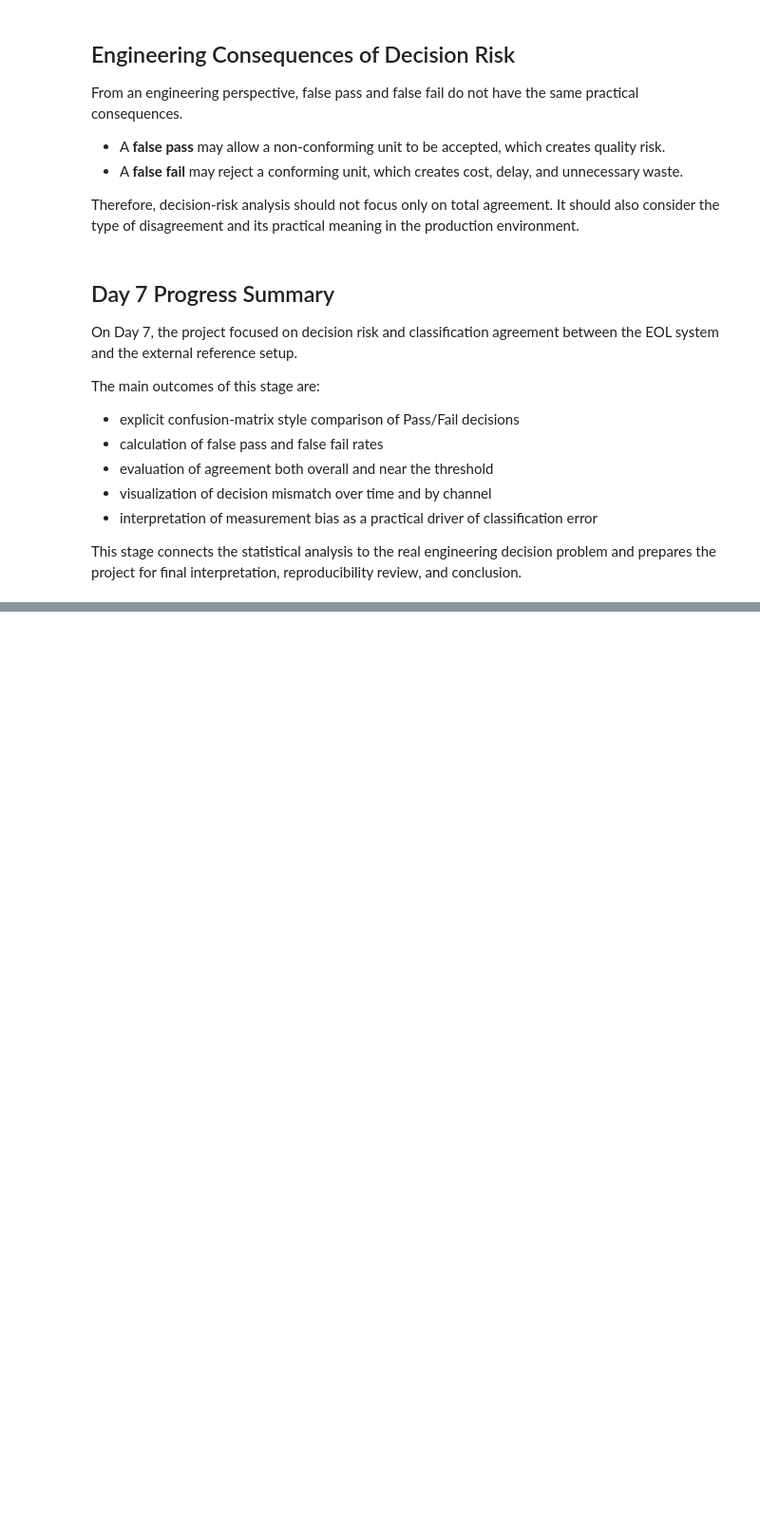
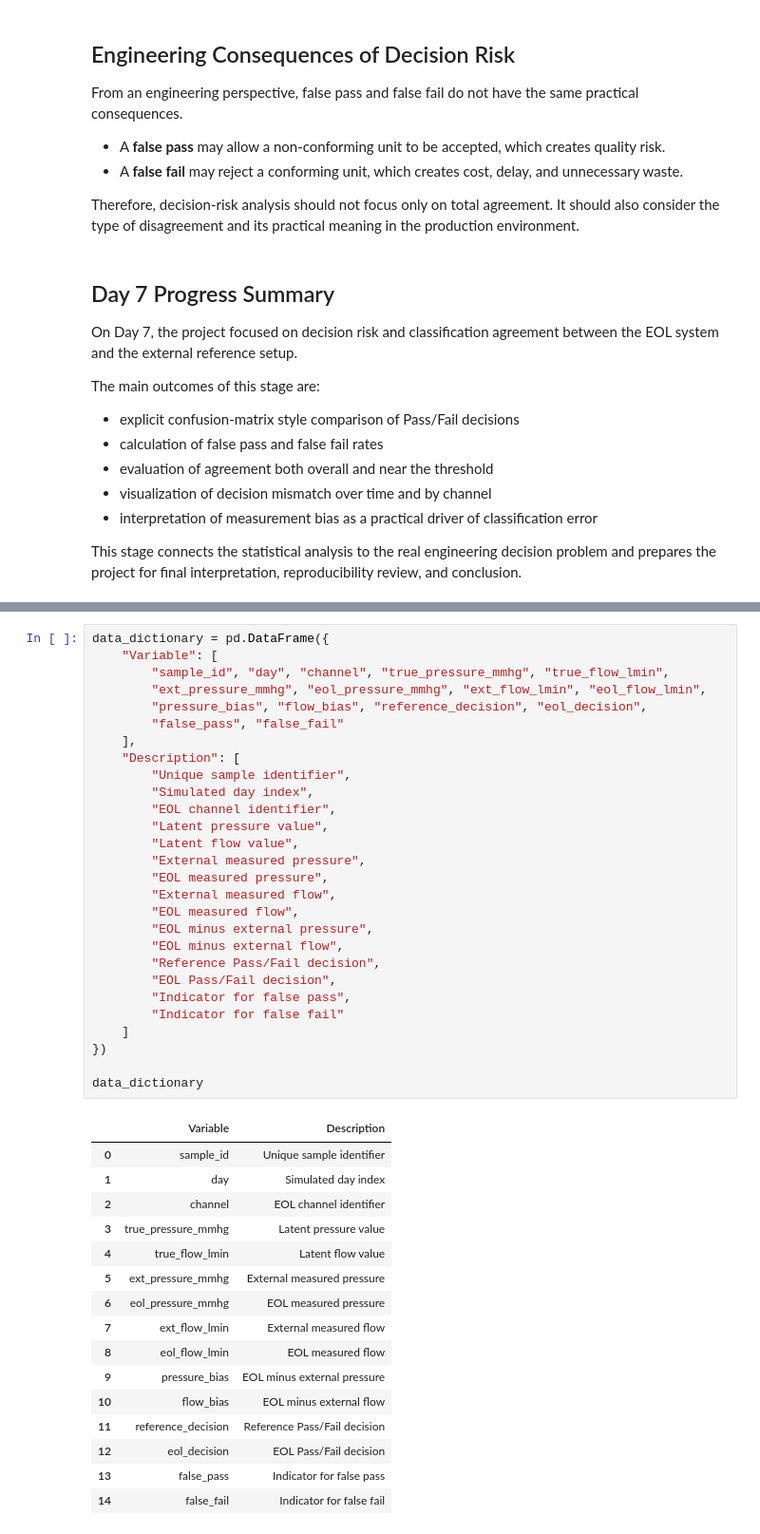
Before and after one commit to simonsvp/EOL-Measurement-System-Analysis-with-ANOVA-and-Decision-Risk, a Jupyter notebook: measurement_system_analysis.ipynb, the cells around one changed output, grey strips where cells are left out. Shown at 95% size. Saved outputs shown, nothing was run; the diff lists cells and outputs as text; blank space fills up the shorter version.

```diff
--- a/measurement_system_analysis.ipynb
+++ b/measurement_system_analysis.ipynb
@@ -1945,0 +2080,45 @@ This stage connects the statistical analysis to the real engineering decision pr
+# %%
+data_dictionary = pd.DataFrame({
+    "Variable": [
+        "sample_id", "day", "channel", "true_pressure_mmhg", "true_flow_lmin",
+        "ext_pressure_mmhg", "eol_pressure_mmhg", "ext_flow_lmin", "eol_flow_lmin",
+        "pressure_bias", "flow_bias", "reference_decision", "eol_decision",
+        "false_pass", "false_fail"
+    ],
+    "Description": [
+        "Unique sample identifier",
+        "Simulated day index",
+        "EOL channel identifier",
+        "Latent pressure value",
+        "Latent flow value",
+        "External measured pressure",
+        "EOL measured pressure",
+        "External measured flow",
+        "EOL measured flow",
+        "EOL minus external pressure",
+        "EOL minus external flow",
+        "Reference Pass/Fail decision",
+        "EOL Pass/Fail decision",
+        "Indicator for false pass",
+        "Indicator for false fail"
+    ]
+})
+
+data_dictionary
+# %% [output]
+|  | Variable | Description |
+| 0 | sample_id | Unique sample identifier |
+| 1 | day | Simulated day index |
+| 2 | channel | EOL channel identifier |
+| 3 | true_pressure_mmhg | Latent pressure value |
+| 4 | true_flow_lmin | Latent flow value |
+| 5 | ext_pressure_mmhg | External measured pressure |
+| 6 | eol_pressure_mmhg | EOL measured pressure |
+| 7 | ext_flow_lmin | External measured flow |
+| 8 | eol_flow_lmin | EOL measured flow |
+| 9 | pressure_bias | EOL minus external pressure |
+| 10 | flow_bias | EOL minus external flow |
+| 11 | reference_decision | Reference Pass/Fail decision |
+| 12 | eol_decision | EOL Pass/Fail decision |
+| 13 | false_pass | Indicator for false pass |
+| 14 | false_fail | Indicator for false fail |
```
Also changed, not shown: parts of 14 cells of this notebook, 1 other file.
